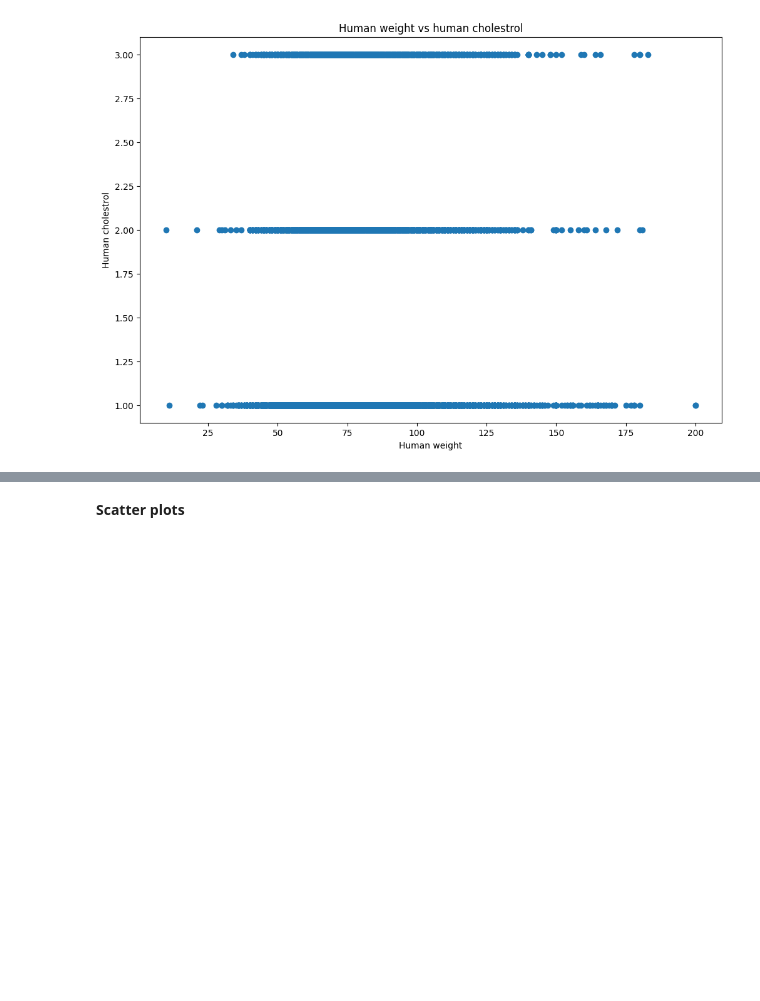
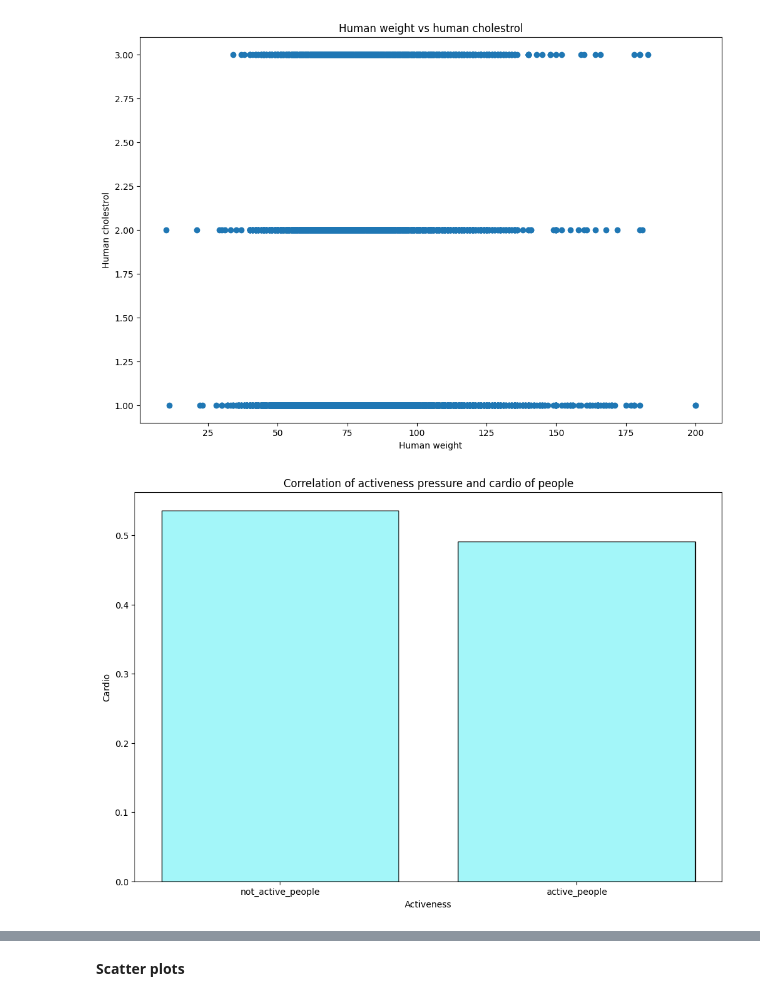
Before and after one commit to ibratqadamboev/Homeworks, a Jupyter notebook: l2 (6).ipynb, the cells around one changed output, grey strips where cells are left out. Cells and saved outputs as stored; diff of their text form; code cells hidden in the pictures; blank space fills up the shorter version.

```diff
--- a/l2 (6).ipynb
+++ b/l2 (6).ipynb
@@ -199,2 +198,14 @@ plt.show()
+# %%
+activeness = df.groupby(by = 'active')['cardio'].mean()
+x_lab = ['active_people' if x == 1 else 'not_active_people' for x in activeness.index]
+
+plt.figure(figsize = (12, 8))
+plt.title(label = 'Correlation of activeness pressure and cardio of people')
+plt.bar(x_lab, activeness.values, color = "#08e8f05f", edgecolor = "#0f0f0f")
+plt.xlabel(xlabel = "Activeness")
+plt.ylabel(ylabel = "Cardio")
+plt.show()
+# %% [output]
+[figure, added]
 # %%
 # Your code goes here
```
Also changed, not shown: parts of 4 cells of this notebook.
